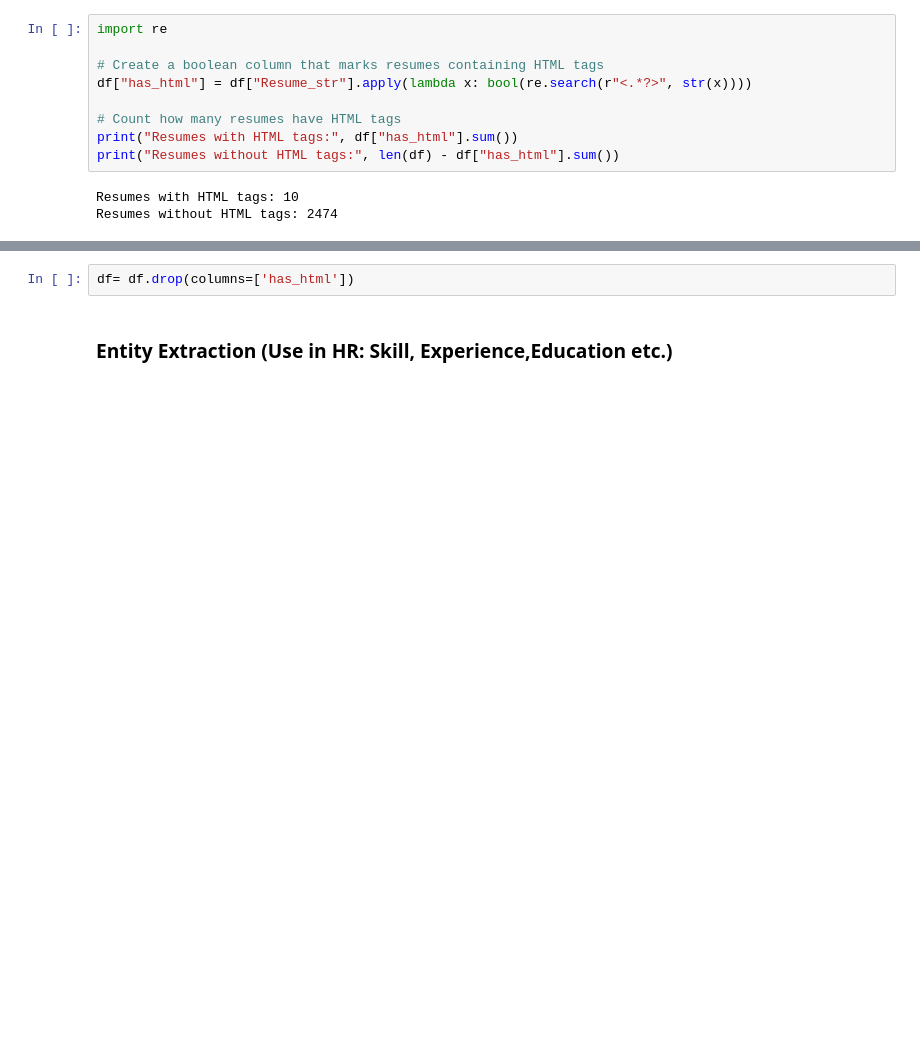
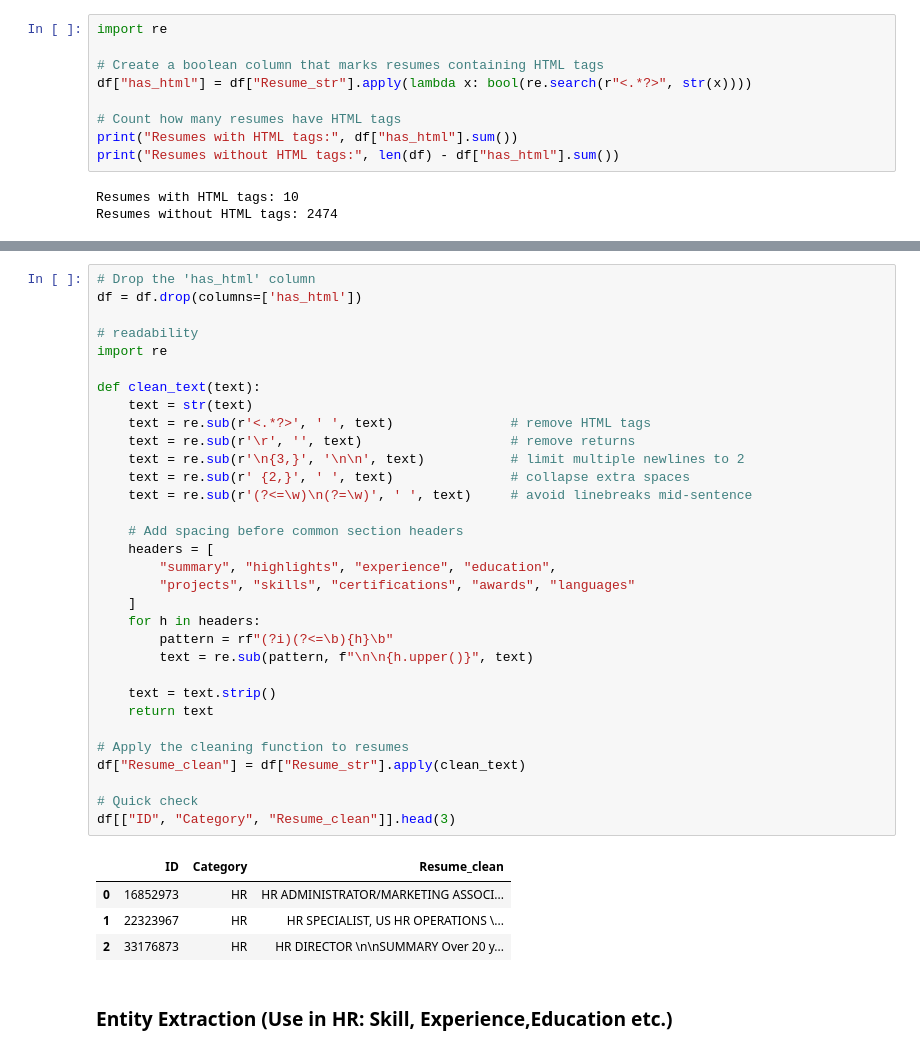
Before and after one commit to paACode/rag_carasavapa, a Jupyter notebook: LLM in HR.ipynb, the cells around one changed output, grey strips where cells are left out. Cells and saved outputs as stored; diff of their text form; blank space fills up the shorter version.

```diff
--- a/LLM in HR.ipynb
+++ b/LLM in HR.ipynb
@@ -124,5 +108,40 @@ memory usage: 80.2+ KB
-# %%
-df= df.drop(columns=['has_html'])
+# %%
+# Drop the 'has_html' column
+df = df.drop(columns=['has_html'])
+
+# readability
+import re
+
+def clean_text(text):
+    text = str(text)
+    text = re.sub(r'<.*?>', ' ', text)               # remove HTML tags
+    text = re.sub(r'\r', '', text)                   # remove returns
+    text = re.sub(r'\n{3,}', '\n\n', text)           # limit multiple newlines to 2
+    text = re.sub(r' {2,}', ' ', text)               # collapse extra spaces
+    text = re.sub(r'(?<=\w)\n(?=\w)', ' ', text)     # avoid linebreaks mid-sentence
+
+    # Add spacing before common section headers
+    headers = [
+        "summary", "highlights", "experience", "education",
+        "projects", "skills", "certifications", "awards", "languages"
+    ]
+    for h in headers:
+        pattern = rf"(?i)(?<=\b){h}\b"
+        text = re.sub(pattern, f"\n\n{h.upper()}", text)
+
+    text = text.strip()
+    return text
+
+# Apply the cleaning function to resumes
+df["Resume_clean"] = df["Resume_str"].apply(clean_text)
+
+# Quick check
+df[["ID", "Category", "Resume_clean"]].head(3)
+# %% [output]
+|  | ID | Category | Resume_clean |
+| 0 | 16852973 | HR | HR ADMINISTRATOR/MARKETING ASSOCI... |
+| 1 | 22323967 | HR | HR SPECIALIST, US HR OPERATIONS \... |
+| 2 | 33176873 | HR | HR DIRECTOR \n\nSUMMARY Over 20 y... |
 # %% [markdown]
 ### Entity Extraction (Use  in HR: Skill, Experience,Education etc.)
 # %%
```
Also changed, not shown: parts of 11 cells of this notebook, 43 other files.
